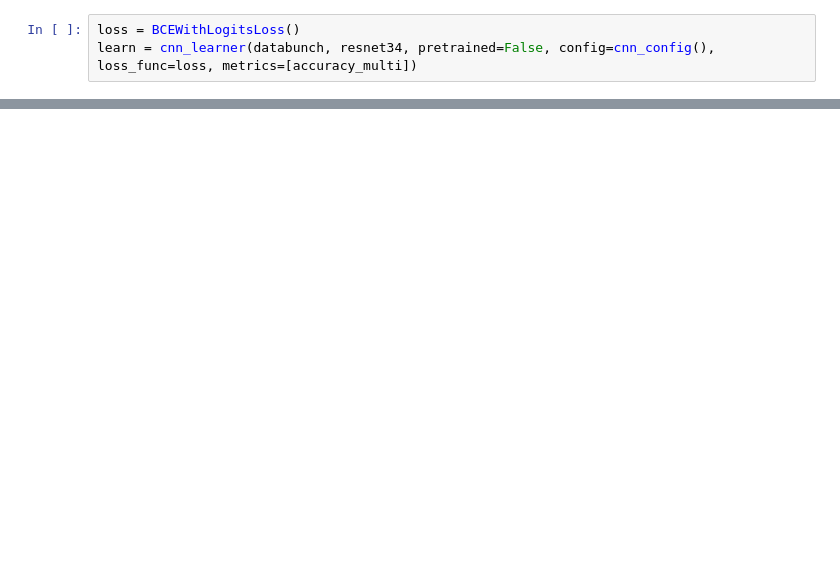
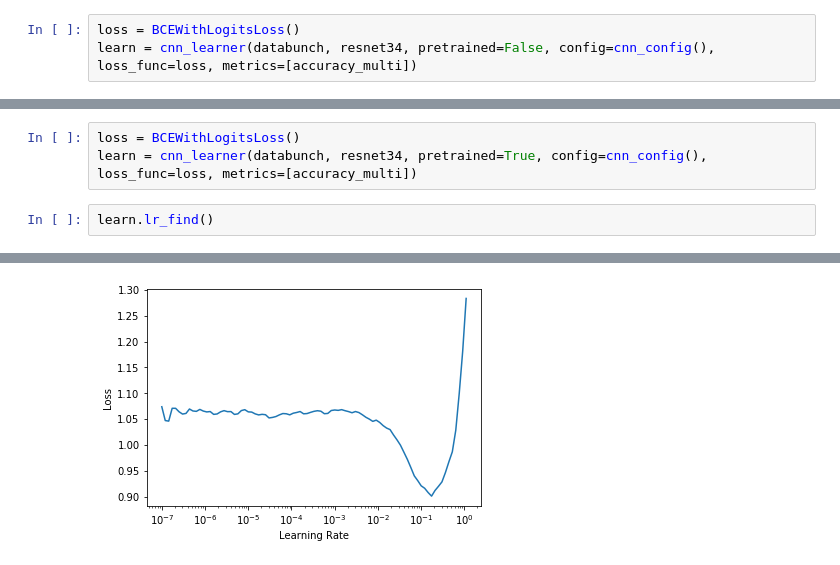
Before and after one commit to JoshVarty/SelfSupervisedLearning, a Jupyter notebook: 03_DownstreamTask.ipynb, the cells around one changed output, grey strips where cells are left out. Cells and saved outputs as stored; diff of their text form; blank space fills up the shorter version.

```diff
--- a/03_DownstreamTask.ipynb
+++ b/03_DownstreamTask.ipynb
@@ -113,0 +142,6 @@ learn.fit_one_cycle(5, lr_max=10e-2)
+# %%
+loss = BCEWithLogitsLoss()
+learn = cnn_learner(databunch, resnet34, pretrained=True, config=cnn_config(), loss_func=loss, metrics=[accuracy_multi])
+# %%
+learn.lr_find()
+# %% [output]
@@ -113,0 +149 @@ learn.fit_one_cycle(5, lr_max=10e-2)
+[figure, added]
```
Also changed, not shown: parts of 15 cells of this notebook.
